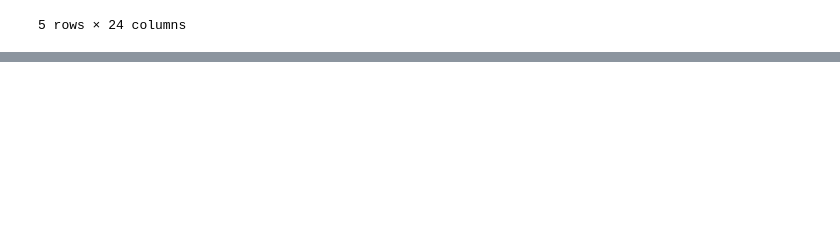
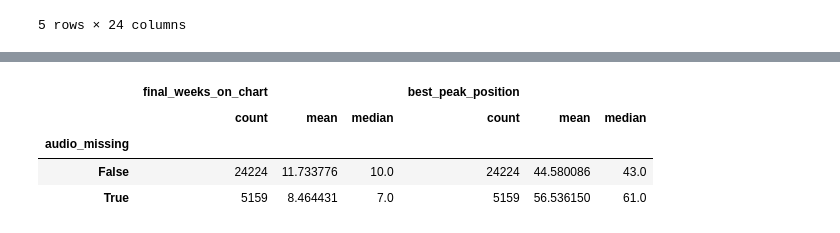
Before and after one commit to rheahalebeed/BA305-A3-Billboard-Spotify-Project, a Jupyter notebook: BA305ProjectCode.ipynb, the cells around one changed output, grey strips where cells are left out. Drawn from its saved outputs; the diff is of its cells as text; code cells hidden in the pictures; blank space fills up the shorter version.

```diff
--- a/BA305ProjectCode.ipynb
+++ b/BA305ProjectCode.ipynb
@@ -395,0 +436,4 @@ data.head()
+# %%
+data["audio_missing"] = data["danceability"].isna()
+
+data["audio_missing"].value_counts()
@@ -395,0 +446,12 @@ data.head()
+# %%
+data.groupby("audio_missing")[
+
+    ["final_weeks_on_chart", "best_peak_position"]
+
+].agg(["count", "mean", "median"])
+# %% [output]
+|  | final_weeks_on_chart |  |  | best_peak_position |  |  |
+|  | count | mean | median | count | mean | median |
+| audio_missing |  |  |  |  |  |  |
+| False | 24224 | 11.733776 | 10.0 | 24224 | 44.580086 | 43.0 |
+| True | 5159 | 8.464431 | 7.0 | 5159 | 56.536150 | 61.0 |
```
Also changed, not shown: parts of 2 cells of this notebook.
